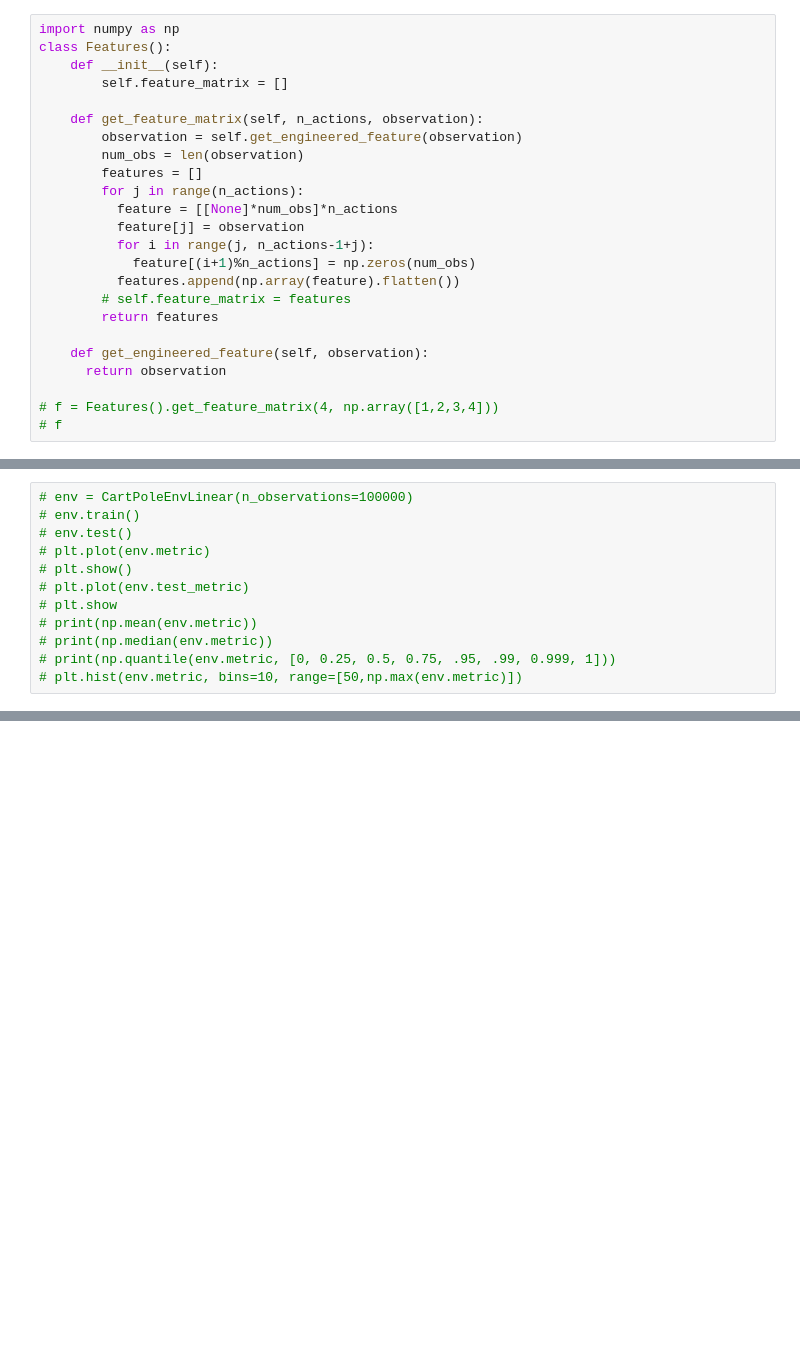
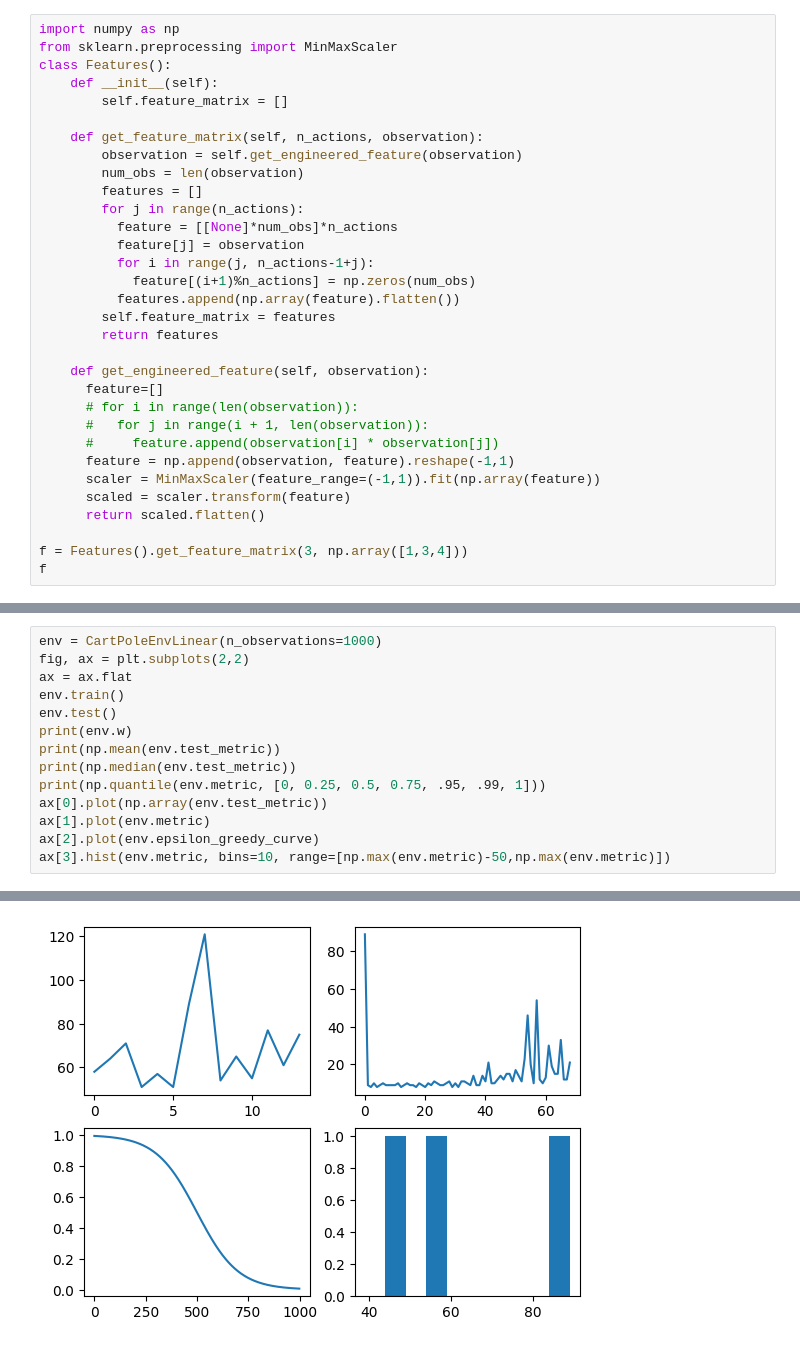
Before and after one commit to Qooky/RL-for-DPIC, a Jupyter notebook: single_cartpole/cartpole_linear.ipynb, the cells around one changed output, grey strips where cells are left out. Drawn from its saved outputs; the diff is of its cells as text; blank space fills up the shorter version.

```diff
--- a/single_cartpole/cartpole_linear.ipynb
+++ b/single_cartpole/cartpole_linear.ipynb
@@ -1,5 +1,6 @@
 # %%
 import numpy as np
+from sklearn.preprocessing import MinMaxScaler
 class Features():
     def __init__(self):
         self.feature_matrix = []
@@ -14,11 +15,18 @@ class Features():
           for i in range(j, n_actions-1+j):
             feature[(i+1)%n_actions] = np.zeros(num_obs)
           features.append(np.array(feature).flatten())
-        # self.feature_matrix = features
+        self.feature_matrix = features
         return features
 
     def get_engineered_feature(self, observation):
-      return observation
+      feature=[]
+      # for i in range(len(observation)):
+      #   for j in range(i + 1, len(observation)):
+      #     feature.append(observation[i] * observation[j])
+      feature = np.append(observation, feature).reshape(-1,1)
+      scaler = MinMaxScaler(feature_range=(-1,1)).fit(np.array(feature))
+      scaled = scaler.transform(feature)
+      return scaled.flatten()
 
-# f = Features().get_feature_matrix(4, np.array([1,2,3,4]))
-# f
+f = Features().get_feature_matrix(3, np.array([1,3,4]))
+f
@@ -153,14 +172,17 @@ class CartPoleEnvLinear(gym.Env):
         self.env.close()
         vid.close()
 # %%
-# env = CartPoleEnvLinear(n_observations=100000)
-# env.train()
-# env.test()
-# plt.plot(env.metric)
-# plt.show()
-# plt.plot(env.test_metric)
-# plt.show
-# print(np.mean(env.metric))
-# print(np.median(env.metric))
-# print(np.quantile(env.metric, [0, 0.25, 0.5, 0.75, .95, .99, 0.999, 1]))
-# plt.hist(env.metric, bins=10, range=[50,np.max(env.metric)])
+env = CartPoleEnvLinear(n_observations=1000)
+fig, ax = plt.subplots(2,2)
+ax = ax.flat
+env.train()
+env.test()
+print(env.w)
+print(np.mean(env.test_metric))
+print(np.median(env.test_metric))
+print(np.quantile(env.metric, [0, 0.25, 0.5, 0.75, .95, .99, 1]))
+ax[0].plot(np.array(env.test_metric))
+ax[1].plot(env.metric)
+ax[2].plot(env.epsilon_greedy_curve)
+ax[3].hist(env.metric, bins=10, range=[np.max(env.metric)-50,np.max(env.metric)])
+# %% [output]
@@ -166,0 +201 @@ class CartPoleEnvLinear(gym.Env):
+[figure, added]
```
Also changed, not shown: parts of 5 cells of this notebook.
